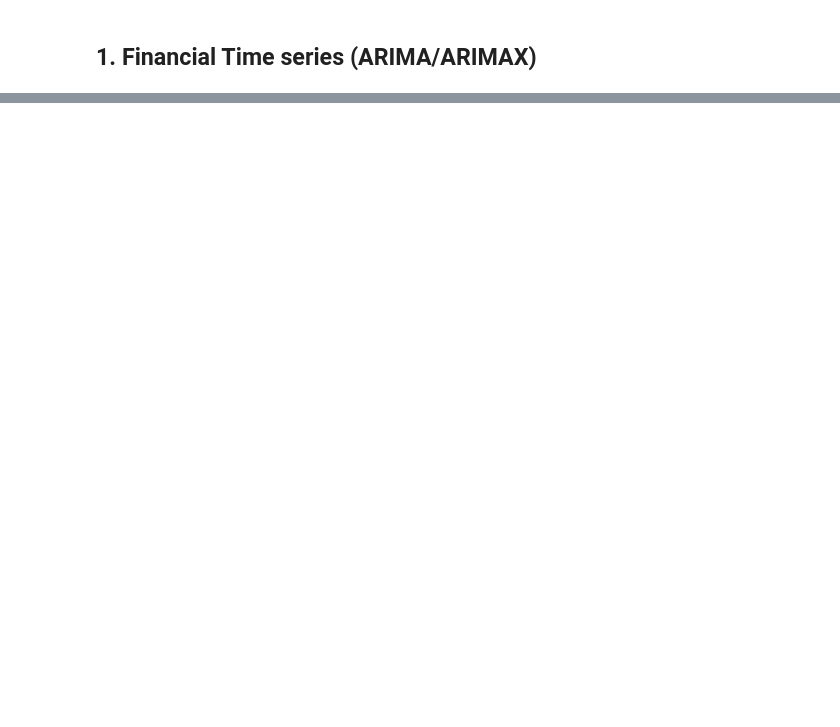
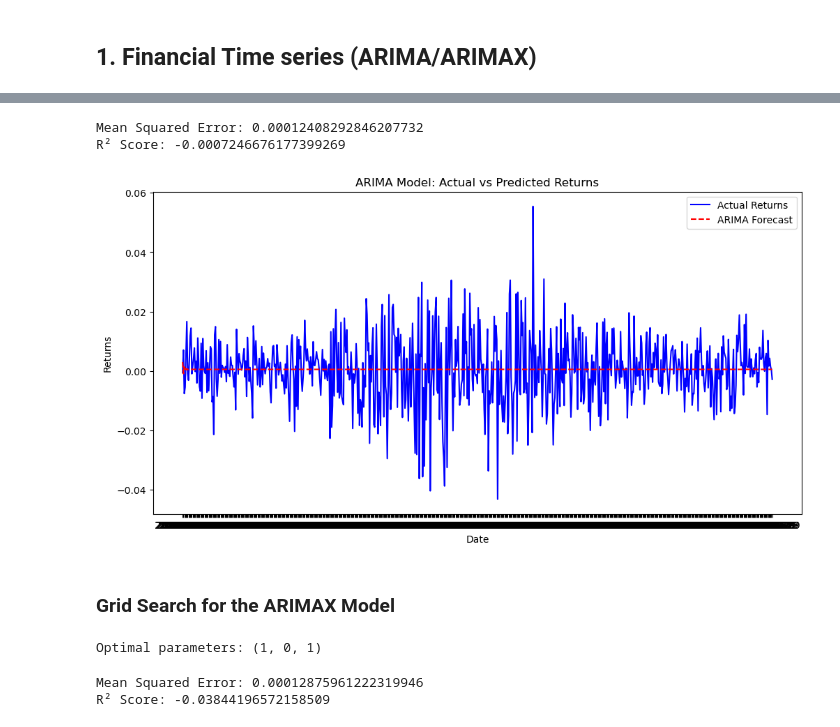
Before and after one commit to Jimmy-Bao-01/AML_project, a Jupyter notebook: notebook.ipynb, the cells around one changed output, grey strips where cells are left out. Saved outputs shown, nothing was run; the diff lists cells and outputs as text; code cells hidden in the pictures; blank space fills up the shorter version.

```diff
--- a/notebook.ipynb
+++ b/notebook.ipynb
@@ -219,0 +267,8 @@ NameError: name 'train' is not defined
+# %%
+# Fit ARIMA model on training data
+#model = ARIMA(train_returns, order=best_pdq_arima)
+model = ARIMA(train_returns, order=(1,0,1))
+model_fit = model.fit()
+
+# Print summary of the model
+print(model_fit.summary())
@@ -219,0 +293,66 @@ NameError: name 'train' is not defined
+# %%
+# Forecast for the test set period
+forecast = model_fit.forecast(steps=len(test_returns))
+
+# Evaluate the model
+mse = mean_squared_error(test_returns, forecast)
+r2 = r2_score(test_returns, forecast)
+
+print(f"Mean Squared Error: {mse}")
+print(f"R² Score: {r2}")
+# %% [output]
+Mean Squared Error: 0.00012408292846207732
+R² Score: -0.0007246676177399269
+# %%
+# Plot the actual vs predicted returns
+plt.figure(figsize=(12, 6))
+plt.plot(test_returns.index, test_returns, label="Actual Returns", color="blue")
+plt.plot(test_returns.index, forecast, label="ARIMA Forecast", color="red", linestyle="--")
+plt.title("ARIMA Model: Actual vs Predicted Returns")
+plt.xlabel("Date")
+plt.ylabel("Returns")
+plt.legend()
+plt.show()
+# %% [output]
+[figure, added]
+# %% [markdown]
+### Grid Search for the ARIMAX Model
+# %%
+# Extend parameter ranges
+exog_cols = ['Volume_lag_1', 'volatility_lag_10', 'SMA_10','SMA_20', 'RSI_14', 'Lag_1','Lag_2', 'Lag_3']
+#exog_cols = ['Volume', 'volatility_lag_10', 'SMA_10','SMA_20', 'RSI_14', 'Lag_1','Lag_2', 'Lag_3' ]
+
+p = d = q = range(0, 3)  # Increase range
+pdq = list(itertools.product(p, d, q))
+
+best_mse = float("inf")
+best_pdq_arimax = None
+
+for param in tqdm(pdq):
+    try:
+        model = model = ARIMA(train_returns, exog=X_train[exog_cols], order=param)
+        model_fit = model.fit()
+        forecast = model_fit.forecast(steps=len(test_returns), exog=X_test[exog_cols])
+        mse = mean_squared_error(test_returns, forecast)
+        if mse < best_mse:
+            best_mse = mse
+            best_pdq_arimax = param
+    except:
+        continue
+
+print(f"Optimal parameters: {best_pdq_arimax}")
+# %% [output]
+Optimal parameters: (1, 0, 1)
+# %%
+model = ARIMA(train_returns, exog=X_train[exog_cols], order=best_pdq_arimax)
+#model = ARIMA(train_returns, exog=X_train[exog_cols], order=(1,0,1))
+model_fit = model.fit()
+forecast = model_fit.forecast(steps=len(X_test), exog=X_test[exog_cols])
+
+mse_arimax = mean_squared_error(y_test, forecast)
+r2_arimax = r2_score(y_test, forecast)
+print(f"Mean Squared Error: {mse_arimax}")
+print(f"R² Score: {r2_arimax}")
+# %% [output]
+Mean Squared Error: 0.00012875961222319946
+R² Score: -0.03844196572158509
```
Also changed, not shown: parts of 13 cells of this notebook, 2 other files.
